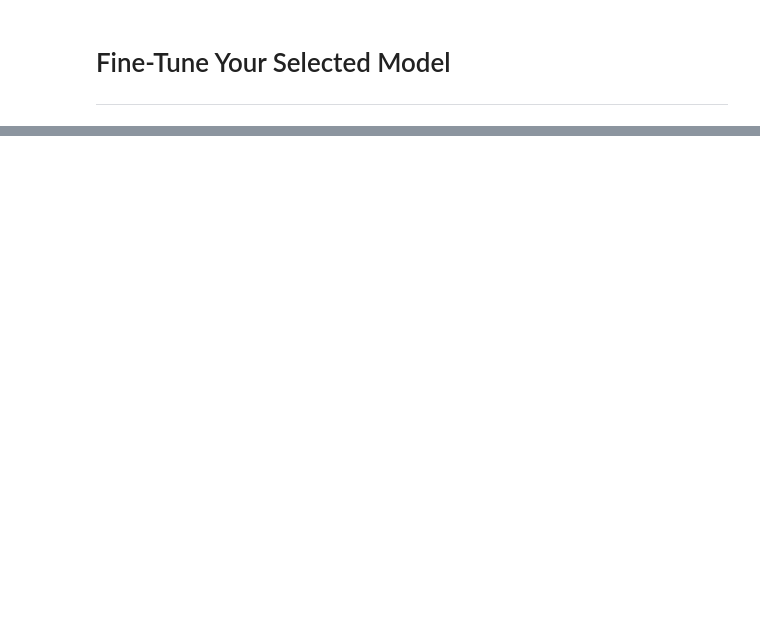
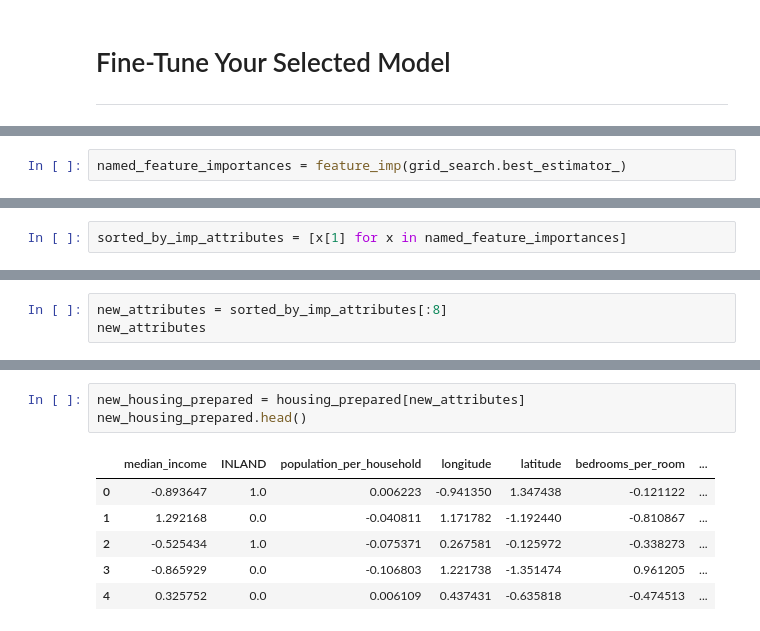
Before and after one commit to calvinh99/handsonml, a Jupyter notebook: DistrictPricing.ipynb, the cells around one changed output, grey strips where cells are left out. Cells and saved outputs as stored; diff of their text form; blank space fills up the shorter version.

```diff
--- a/DistrictPricing.ipynb
+++ b/DistrictPricing.ipynb
@@ -952,0 +727,2 @@ Cool! Now we can load these models up whenever we want!
+# %%
+named_feature_importances = feature_imp(grid_search.best_estimator_)
@@ -952,0 +748,2 @@ Cool! Now we can load these models up whenever we want!
+# %%
+sorted_by_imp_attributes = [x[1] for x in named_feature_importances]
@@ -952,0 +773,3 @@ Cool! Now we can load these models up whenever we want!
+# %%
+new_attributes = sorted_by_imp_attributes[:8]
+new_attributes
@@ -952,0 +800,10 @@ Cool! Now we can load these models up whenever we want!
+# %%
+new_housing_prepared = housing_prepared[new_attributes]
+new_housing_prepared.head()
+# %% [output]
+|  | median_income | INLAND | population_per_household | longitude | latitude | bedrooms_per_room | ... |
+| 0 | -0.893647 | 1.0 | 0.006223 | -0.941350 | 1.347438 | -0.121122 | ... |
+| 1 | 1.292168 | 0.0 | -0.040811 | 1.171782 | -1.192440 | -0.810867 | ... |
+| 2 | -0.525434 | 1.0 | -0.075371 | 0.267581 | -0.125972 | -0.338273 | ... |
+| 3 | -0.865929 | 0.0 | -0.106803 | 1.221738 | -1.351474 | 0.961205 | ... |
+| 4 | 0.325752 | 0.0 | 0.006109 | 0.437431 | -0.635818 | -0.474513 | ... |
```
Also changed, not shown: parts of 145 cells of this notebook.
